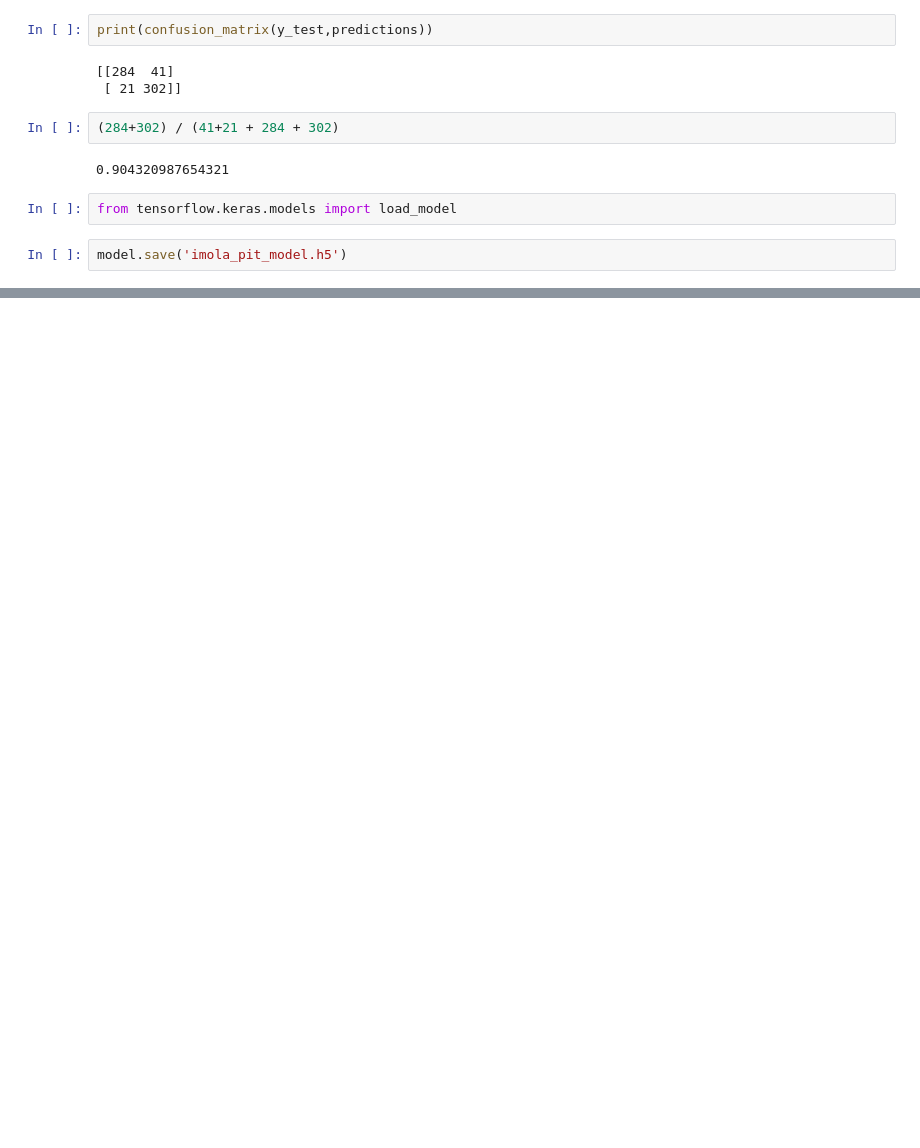
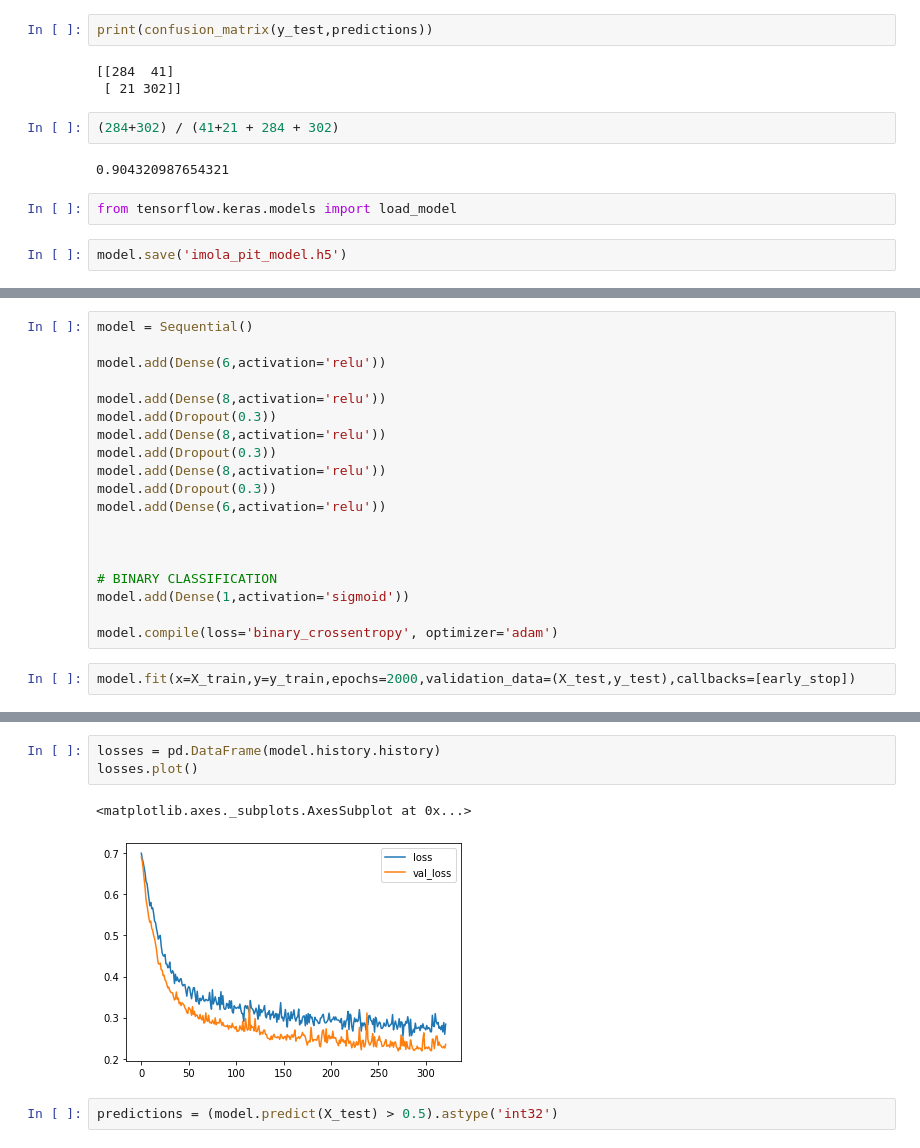
Before and after one commit to tunayildizuzh/BigData, a Jupyter notebook: F1 Project/Imola/Neural_Imola.ipynb, the cells around one changed output, grey strips where cells are left out. Saved outputs shown, nothing was run; the diff lists cells and outputs as text; blank space fills up the shorter version.

```diff
--- a/F1 Project/Imola/Neural_Imola.ipynb
+++ b/F1 Project/Imola/Neural_Imola.ipynb
@@ -188,0 +249,21 @@ model.save('imola_pit_model.h5')
+# %%
+model = Sequential()
+
+model.add(Dense(6,activation='relu'))
+
+model.add(Dense(8,activation='relu'))
+model.add(Dropout(0.3))
+model.add(Dense(8,activation='relu'))
+model.add(Dropout(0.3))
+model.add(Dense(8,activation='relu'))
+model.add(Dropout(0.3))
+model.add(Dense(6,activation='relu'))
+
+
+
+# BINARY CLASSIFICATION
+model.add(Dense(1,activation='sigmoid'))
+
+model.compile(loss='binary_crossentropy', optimizer='adam')
+# %%
+model.fit(x=X_train,y=y_train,epochs=2000,validation_data=(X_test,y_test),callbacks=[early_stop])
@@ -188,0 +289,8 @@ model.save('imola_pit_model.h5')
+# %%
+losses = pd.DataFrame(model.history.history)
+losses.plot()
+# %% [output]
+<matplotlib.axes._subplots.AxesSubplot at 0x...>
+[figure, added]
+# %%
+predictions = (model.predict(X_test) > 0.5).astype('int32')
```
Also changed, not shown: parts of 10 cells of this notebook, 5 other files.
